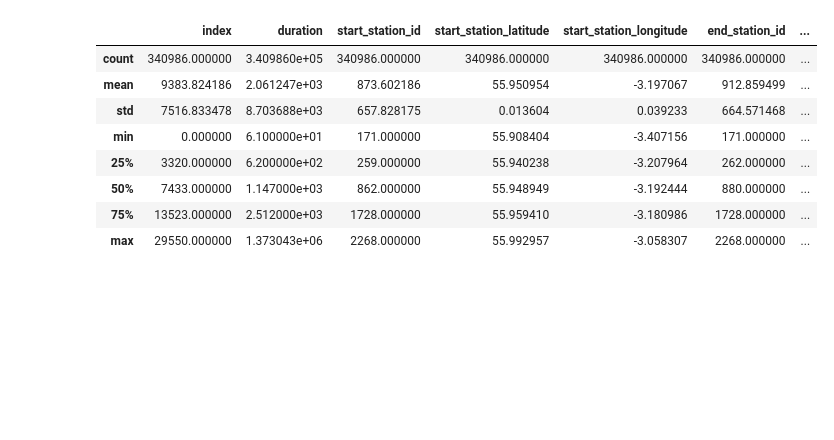
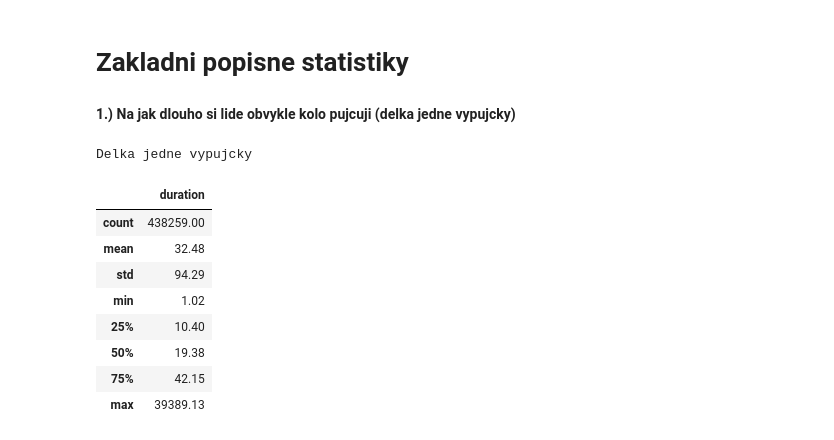
Before and after one commit to xpisp11/Pandas_project, a Jupyter notebook: Projekt.ipynb, the cells around one changed output. Drawn from its saved outputs; the diff is of its cells as text; code cells hidden in the pictures; blank space fills up the shorter version.

```diff
--- a/Projekt.ipynb
+++ b/Projekt.ipynb
@@ -16,8 +73,9 @@ Requirement already satisfied: pymysql in c:\users\honzik\anaconda3\lib\site-pac
 # %%
-# nactu si data
-query = "select * from edinburgh_bikes"
-bikes_df = pd.read_sql(query, engeto_data_conn)
+# nactu si data a ulozim si je jako csv k sobe do pocitace
+
+# query = "select * from edinburgh_bikes"     # to uz ted nedelam, protoze jsem si stahla aktualnejsi data (viz. vyse)
+# bikes_df = pd.read_sql(query1, engeto_data_conn).to_csv('edinburgh_bikes.csv')    # to uz ted nedelam
+
+# nactu si data z lokalu
+bikes_df = pd.read_csv('edinburgh_bikes.csv').drop('Unnamed: 0', axis = 1)
-# %%
-# stahnu si data k sobe do pocitace
-bikes_df = bikes_df.to_csv('edinburgh_bikes.csv')
 # %% [markdown]
@@ -37,0 +95,2 @@ bikes_df.head()
+# %%
+bikes_df = bikes_df.drop(['start_station_description', 'end_station_description'], axis = 1)
@@ -58,0 +139,4 @@ memory usage: 36.4+ MB
+# %%
+bikes_df['started_at'] = pd.to_datetime(bikes_df['started_at'])
+bikes_df['ended_at'] = pd.to_datetime(bikes_df['ended_at'])
+bikes_df.info()
@@ -59,13 +164,21 @@ memory usage: 36.4+ MB
+# %% [markdown]
+# Zakladni popisne statistiky
+# %% [markdown]
+**1.)  Na jak dlouho si lide obvykle kolo pujcuji (delka jedne vypujcky)**
 # %%
-# podivam se na zakladni popisne statistiky
-bikes_df.describe()
+# duration bylo uvedeno v sekundach, prevedla jsem na minuty
+
+#bikes_df['duration'] = bikes_df['duration']/60          # po prvnim spusteni kodu musim tento radek zakomentovat, aby se mi to delka vypujcek znovu nedelila
+print(color.BOLD + 'Delka jedne vypujcky' + color.END)
+bikes_df[['duration']].describe().round(2)
 # %% [output]
+Delka jedne vypujcky
-|  | index | duration | start_station_id | start_station_latitude | start_station_longitude | end_station_id | ... |
-| count | 340986.000000 | 3.409860e+05 | 340986.000000 | 340986.000000 | 340986.000000 | 340986.000000 | ... |
-| mean | 9383.824186 | 2.061247e+03 | 873.602186 | 55.950954 | -3.197067 | 912.859499 | ... |
-| std | 7516.833478 | 8.703688e+03 | 657.828175 | 0.013604 | 0.039233 | 664.571468 | ... |
-| min | 0.000000 | 6.100000e+01 | 171.000000 | 55.908404 | -3.407156 | 171.000000 | ... |
-| 25% | 3320.000000 | 6.200000e+02 | 259.000000 | 55.940238 | -3.207964 | 262.000000 | ... |
-| 50% | 7433.000000 | 1.147000e+03 | 862.000000 | 55.948949 | -3.192444 | 880.000000 | ... |
-| 75% | 13523.000000 | 2.512000e+03 | 1728.000000 | 55.959410 | -3.180986 | 1728.000000 | ... |
-| max | 29550.000000 | 1.373043e+06 | 2268.000000 | 55.992957 | -3.058307 | 2268.000000 | ... |
+|  | duration |
+| count | 438259.00 |
+| mean | 32.48 |
+| std | 94.29 |
+| min | 1.02 |
+| 25% | 10.40 |
+| 50% | 19.38 |
+| 75% | 42.15 |
+| max | 39389.13 |
```
Also changed, not shown: parts of 79 cells of this notebook.
